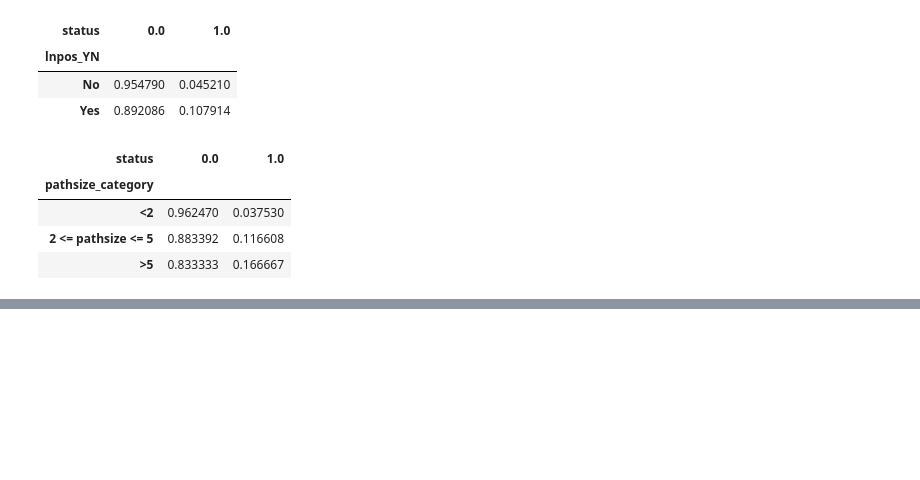
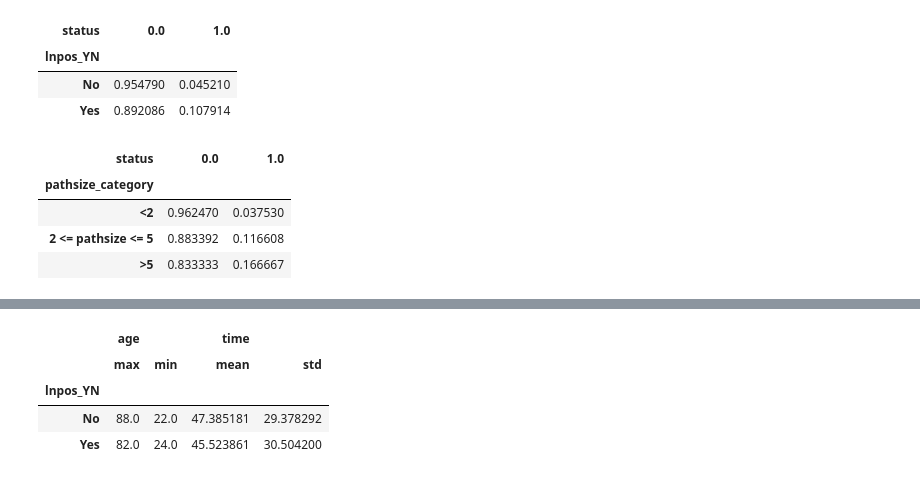
Before and after one commit to Sara9595/Kaggle, a Jupyter notebook: descriptive-statistics-on-breast-cancer-data.ipynb, the cells around one changed output, grey strips where cells are left out. Drawn from its saved outputs; the diff is of its cells as text; code cells hidden in the pictures; blank space fills up the shorter version.

```diff
--- a/descriptive-statistics-on-breast-cancer-data.ipynb
+++ b/descriptive-statistics-on-breast-cancer-data.ipynb
@@ -419,0 +428,13 @@ cross_tab
+# %%
+# Create a pivot table that calculates the mean of 'time' and 'age' for each category in 'lnpos_YN'
+pivot_table = df.pivot_table(values=['time','age'], index='lnpos_YN', aggfunc={'time':['mean','std'],
+                                                                              'age': ['min','max']})
+
+# Print the pivot table
+pivot_table
+# %% [output]
+|  | age |  | time |  |
+|  | max | min | mean | std |
+| lnpos_YN |  |  |  |  |
+| No | 88.0 | 22.0 | 47.385181 | 29.378292 |
+| Yes | 82.0 | 24.0 | 45.523861 | 30.504200 |
```
Also changed, not shown: parts of 4 cells of this notebook.
